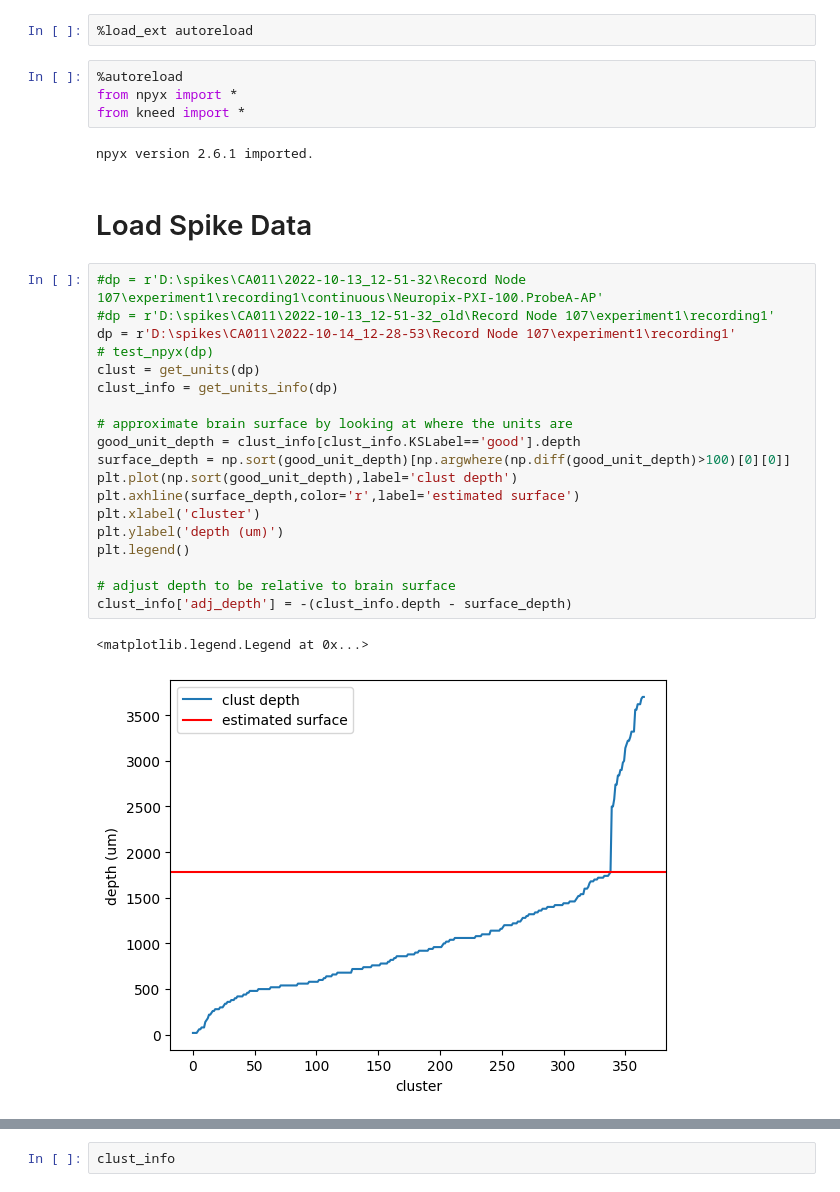
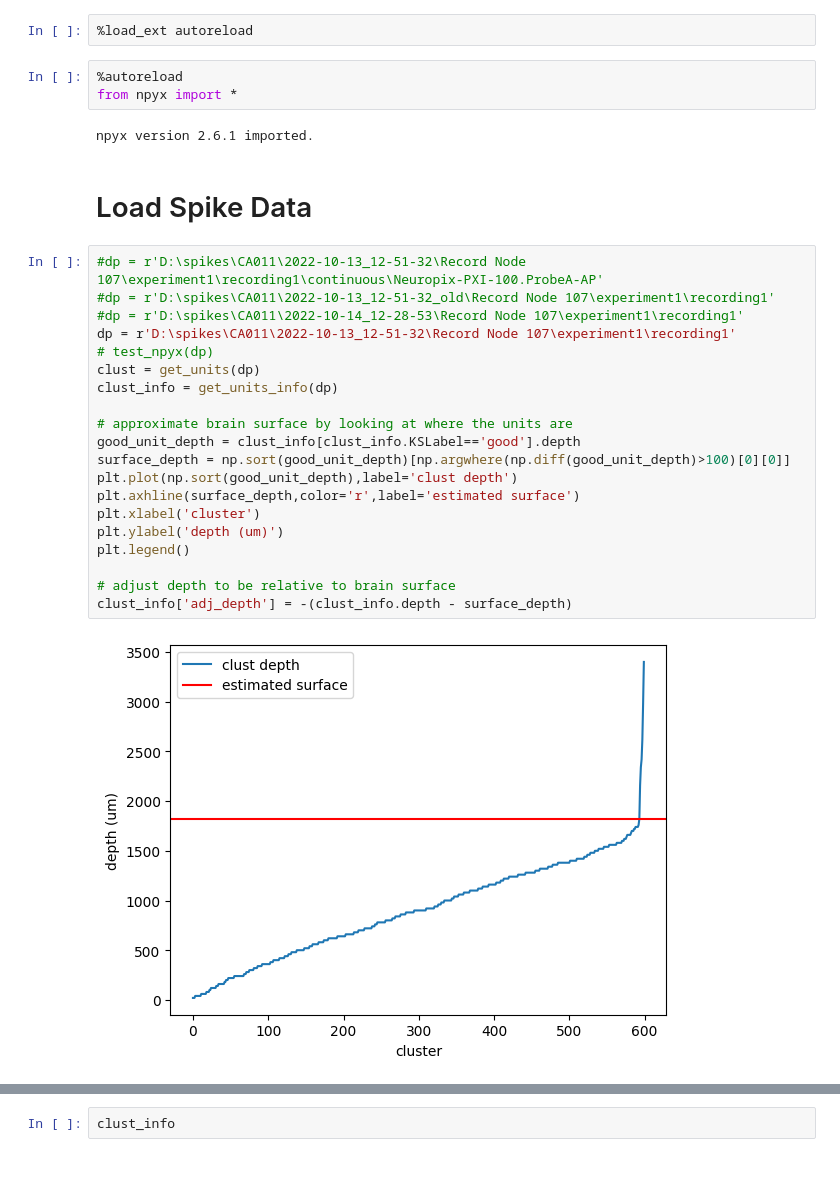
Before and after one commit to chris-angeloni/mpfc-pilot, a Jupyter notebook: spike_analysis.ipynb, the cells around one changed output, grey strips where cells are left out. Drawn from its saved outputs; the diff is of its cells as text.

Commit message:
updates do spike_analysis

```diff
--- a/spike_analysis.ipynb
+++ b/spike_analysis.ipynb
@@ -3,7 +3,6 @@
 # %%
 %autoreload
 from npyx import *
-from kneed import *
 # %% [output]
 npyx version 2.6.1 imported.
 # %% [markdown]
@@ -11,24 +10,24 @@ npyx version 2.6.1 imported.
 # %%
 #dp = r'D:\spikes\CA011\2022-10-13_12-51-32\Record Node 107\experiment1\recording1\continuous\Neuropix-PXI-100.ProbeA-AP'
 #dp = r'D:\spikes\CA011\2022-10-13_12-51-32_old\Record Node 107\experiment1\recording1'
-dp = r'D:\spikes\CA011\2022-10-14_12-28-53\Record Node 107\experiment1\recording1'
+#dp = r'D:\spikes\CA011\2022-10-14_12-28-53\Record Node 107\experiment1\recording1'
+dp = r'D:\spikes\CA011\2022-10-13_12-51-32\Record Node 107\experiment1\recording1'
 # test_npyx(dp)
 clust = get_units(dp)
 clust_info = get_units_info(dp)
 
 # approximate brain surface by looking at where the units are
 good_unit_depth = clust_info[clust_info.KSLabel=='good'].depth
 surface_depth = np.sort(good_unit_depth)[np.argwhere(np.diff(good_unit_depth)>100)[0][0]]
 plt.plot(np.sort(good_unit_depth),label='clust depth')
 plt.axhline(surface_depth,color='r',label='estimated surface')
 plt.xlabel('cluster')
 plt.ylabel('depth (um)')
 plt.legend()
 
 # adjust depth to be relative to brain surface
 clust_info['adj_depth'] = -(clust_info.depth - surface_depth)
 # %% [output]
-<matplotlib.legend.Legend at 0x...>
-[figure, old version]
+[figure, new version]
 # %%
 # load spikes
```
Also changed, not shown: parts of 2 cells of this notebook.
